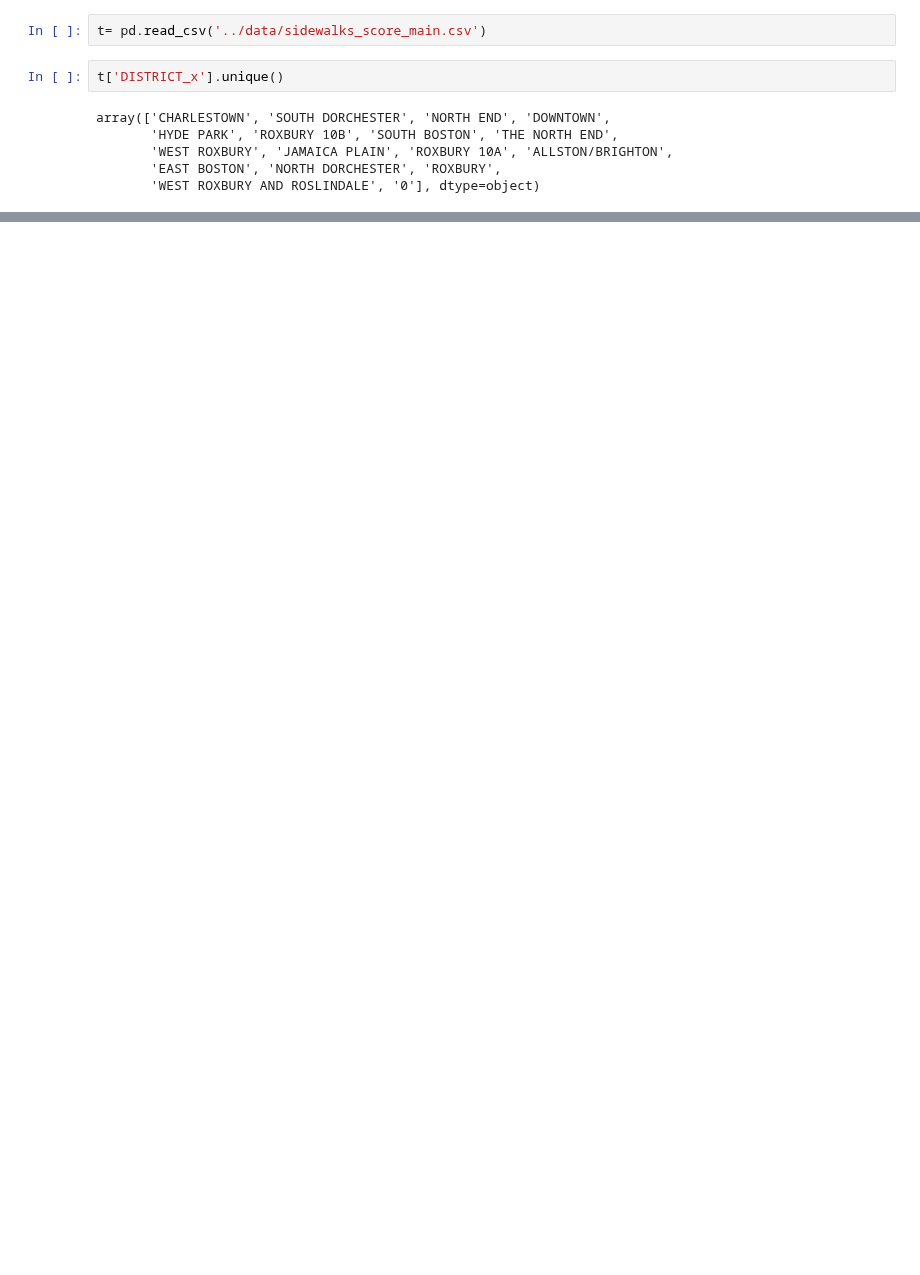
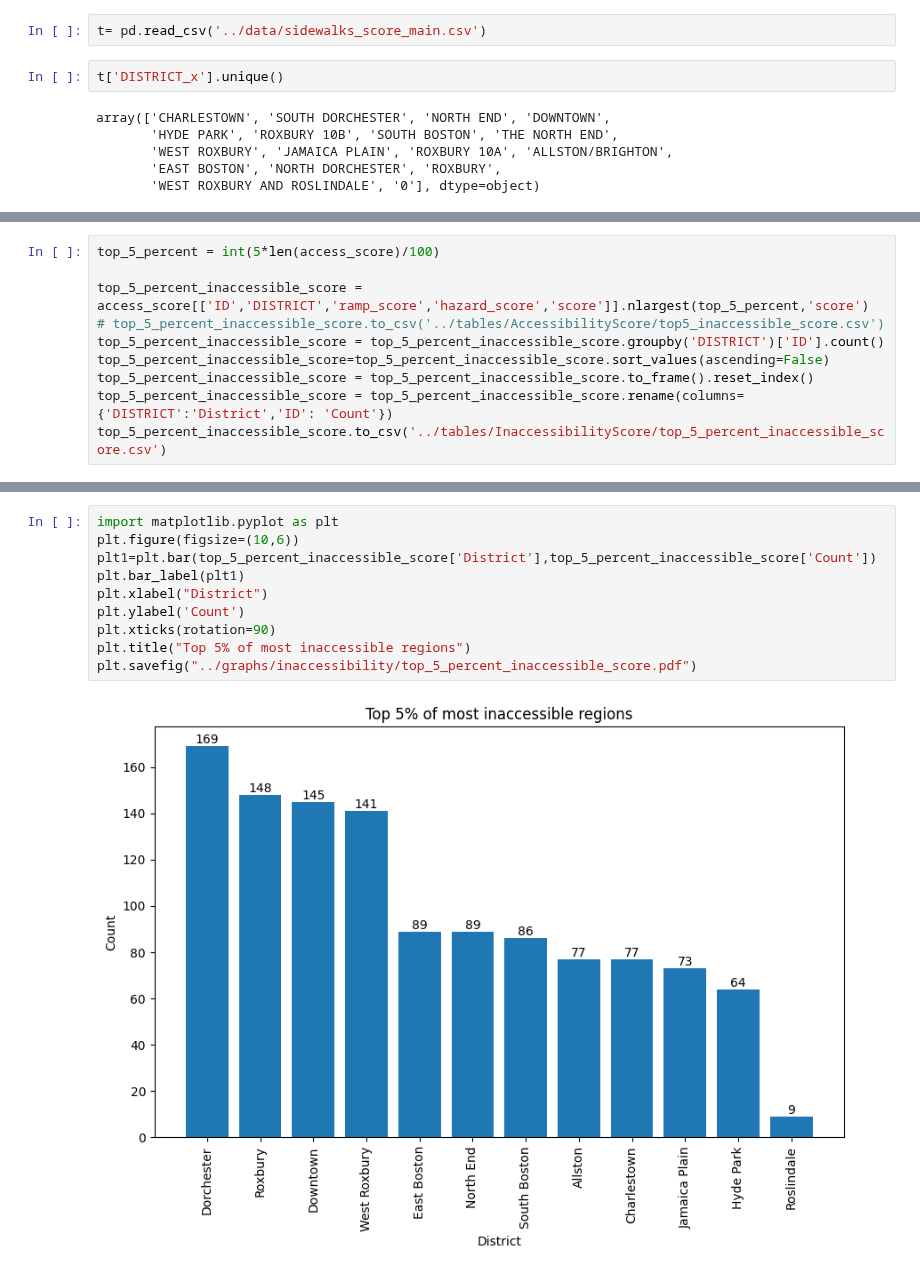
Before and after one commit to BU-Spark/ds-stantec-sidewalks, a Jupyter notebook: spring23-team-1/files/accessibility_score.ipynb, the cells around one changed output, grey strips where cells are left out. Saved outputs shown, nothing was run; the diff lists cells and outputs as text; blank space fills up the shorter version.

```diff
--- a/spring23-team-1/files/accessibility_score.ipynb
+++ b/spring23-team-1/files/accessibility_score.ipynb
@@ -429,0 +340,10 @@ map.save("../maps/sidewalks/sidewalks_with_score.html")
+# %%
+top_5_percent = int(5*len(access_score)/100)
+
+top_5_percent_inaccessible_score = access_score[['ID','DISTRICT','ramp_score','hazard_score','score']].nlargest(top_5_percent,'score')
+# top_5_percent_inaccessible_score.to_csv('../tables/AccessibilityScore/top5_inaccessible_score.csv')
+top_5_percent_inaccessible_score = top_5_percent_inaccessible_score.groupby('DISTRICT')['ID'].count()
+top_5_percent_inaccessible_score=top_5_percent_inaccessible_score.sort_values(ascending=False)
+top_5_percent_inaccessible_score = top_5_percent_inaccessible_score.to_frame().reset_index()
+top_5_percent_inaccessible_score = top_5_percent_inaccessible_score.rename(columns={'DISTRICT':'District','ID': 'Count'})
+top_5_percent_inaccessible_score.to_csv('../tables/InaccessibilityScore/top_5_percent_inaccessible_score.csv')
@@ -429,0 +360,12 @@ map.save("../maps/sidewalks/sidewalks_with_score.html")
+# %%
+import matplotlib.pyplot as plt
+plt.figure(figsize=(10,6))
+plt1=plt.bar(top_5_percent_inaccessible_score['District'],top_5_percent_inaccessible_score['Count'])
+plt.bar_label(plt1)
+plt.xlabel("District")
+plt.ylabel('Count')
+plt.xticks(rotation=90)
+plt.title("Top 5% of most inaccessible regions")
+plt.savefig("../graphs/inaccessibility/top_5_percent_inaccessible_score.pdf")
+# %% [output]
+[figure, added]
```
Also changed, not shown: parts of 13 cells of this notebook, 7 other files.
